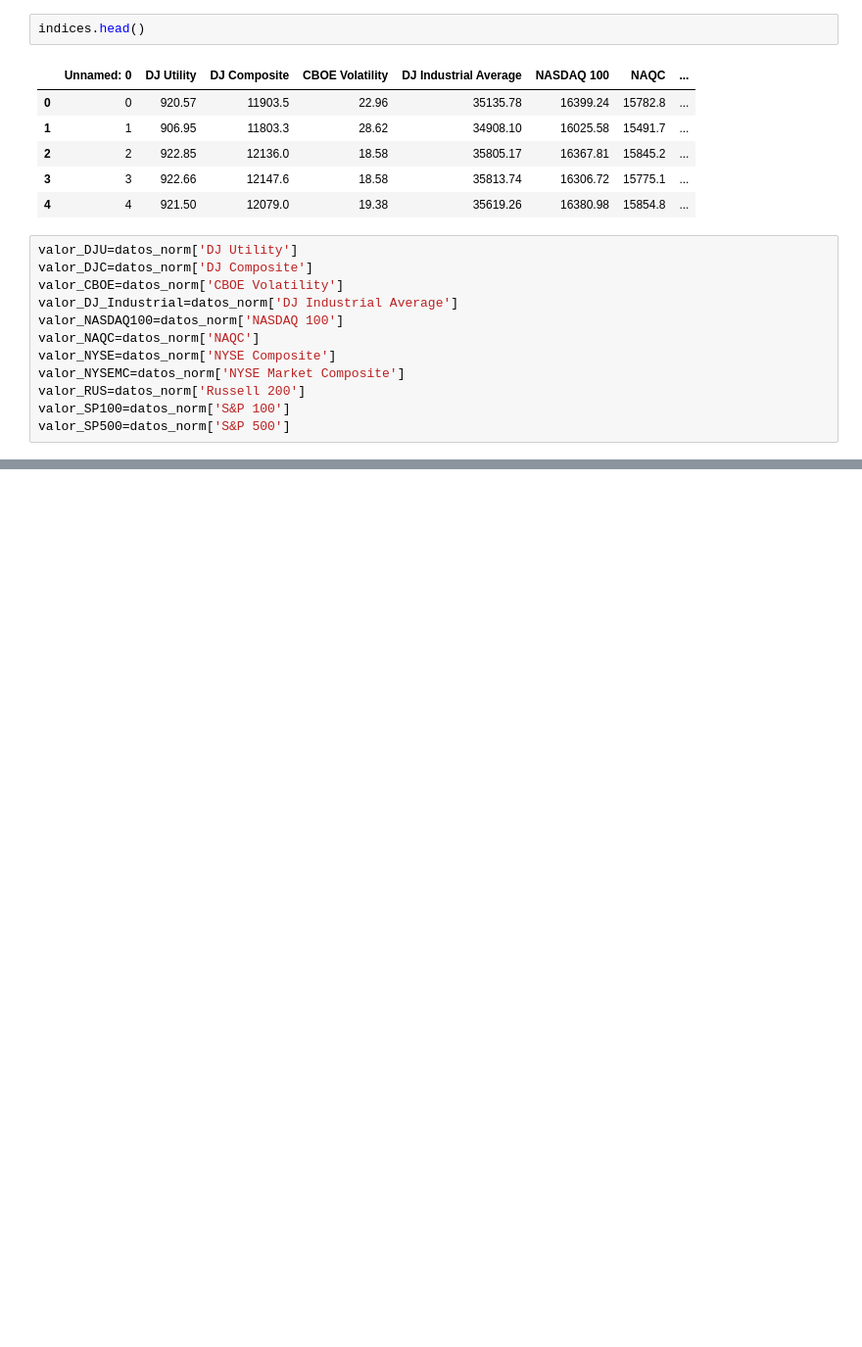
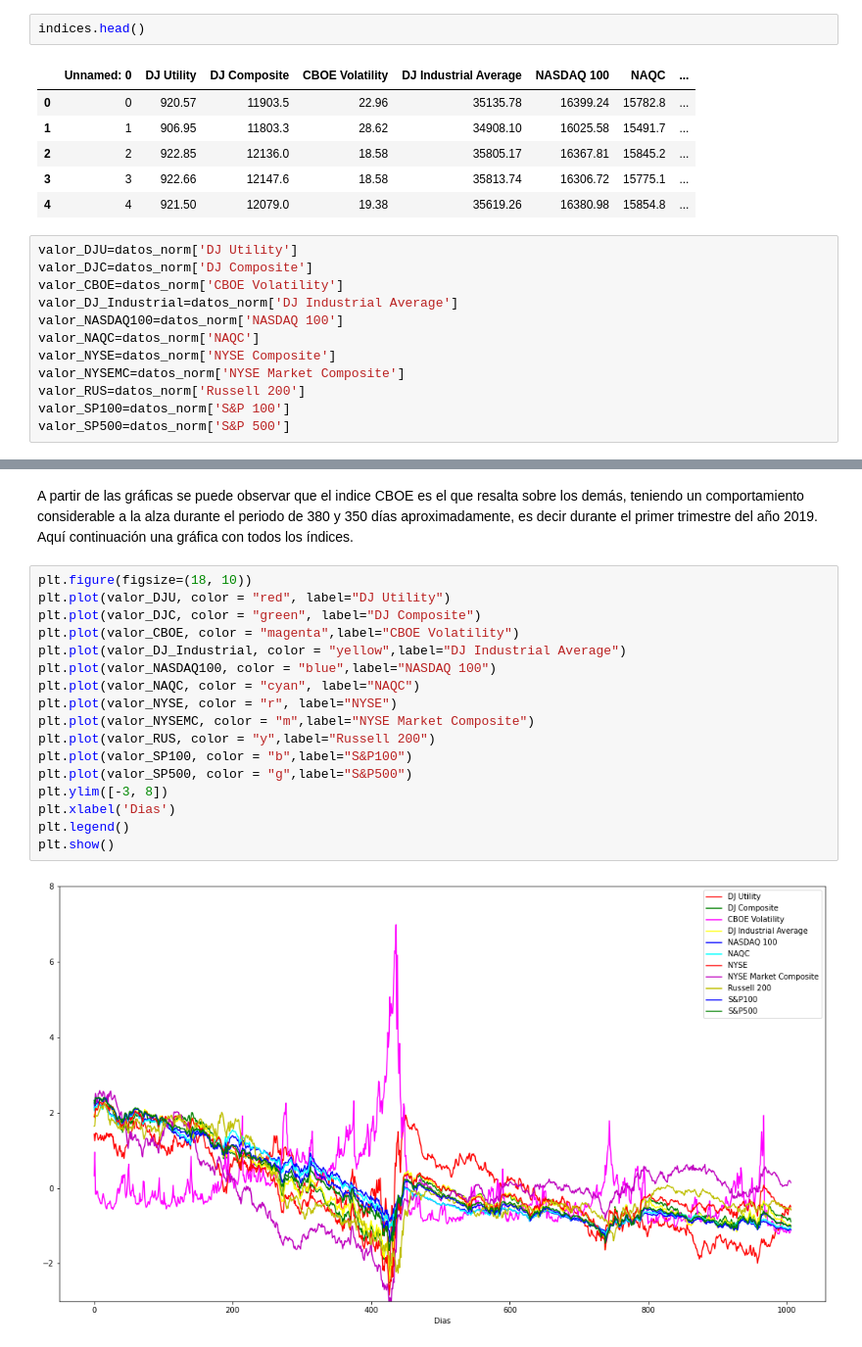
Before and after one commit to kennyldc/proyecto_final_opt21_eq8, a Jupyter notebook: solucion.ipynb, the cells around one changed output, grey strips where cells are left out. Shown: that part at 98% size. Drawn from its saved outputs; the diff is of its cells as text; blank space fills up the shorter version.

Commit message:
Se añaden graficas de indices

```diff
--- a/solucion.ipynb
+++ b/solucion.ipynb
@@ -55,0 +59,21 @@ plt.show()
+# %% [markdown]
+A partir de las gráficas se puede observar que el indice CBOE es el que resalta sobre los demás, teniendo un comportamiento considerable a la alza durante el periodo de 380 y 350 días aproximadamente, es decir durante el primer trimestre del año 2019. Aquí continuación una gráfica con todos los índices.
+# %%
+plt.figure(figsize=(18, 10))
+plt.plot(valor_DJU, color = "red", label="DJ Utility")
+plt.plot(valor_DJC, color = "green", label="DJ Composite")
+plt.plot(valor_CBOE, color = "magenta",label="CBOE Volatility")
+plt.plot(valor_DJ_Industrial, color = "yellow",label="DJ Industrial Average")
+plt.plot(valor_NASDAQ100, color = "blue",label="NASDAQ 100")
+plt.plot(valor_NAQC, color = "cyan", label="NAQC")
+plt.plot(valor_NYSE, color = "r", label="NYSE")
+plt.plot(valor_NYSEMC, color = "m",label="NYSE Market Composite")
+plt.plot(valor_RUS, color = "y",label="Russell 200")
+plt.plot(valor_SP100, color = "b",label="S&P100")
+plt.plot(valor_SP500, color = "g",label="S&P500")
+plt.ylim([-3, 8])
+plt.xlabel('Dias')
+plt.legend()
+plt.show()
+# %% [output]
+[figure, added]
```
Also changed, not shown: parts of 3 cells of this notebook.
